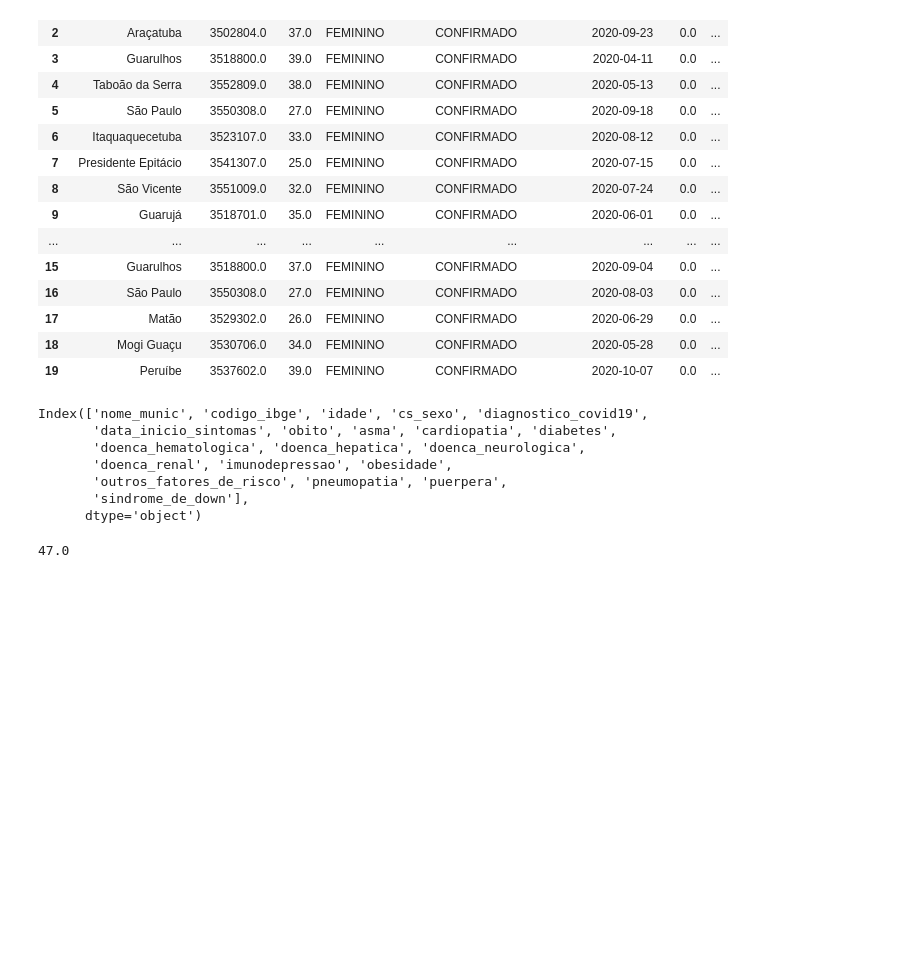
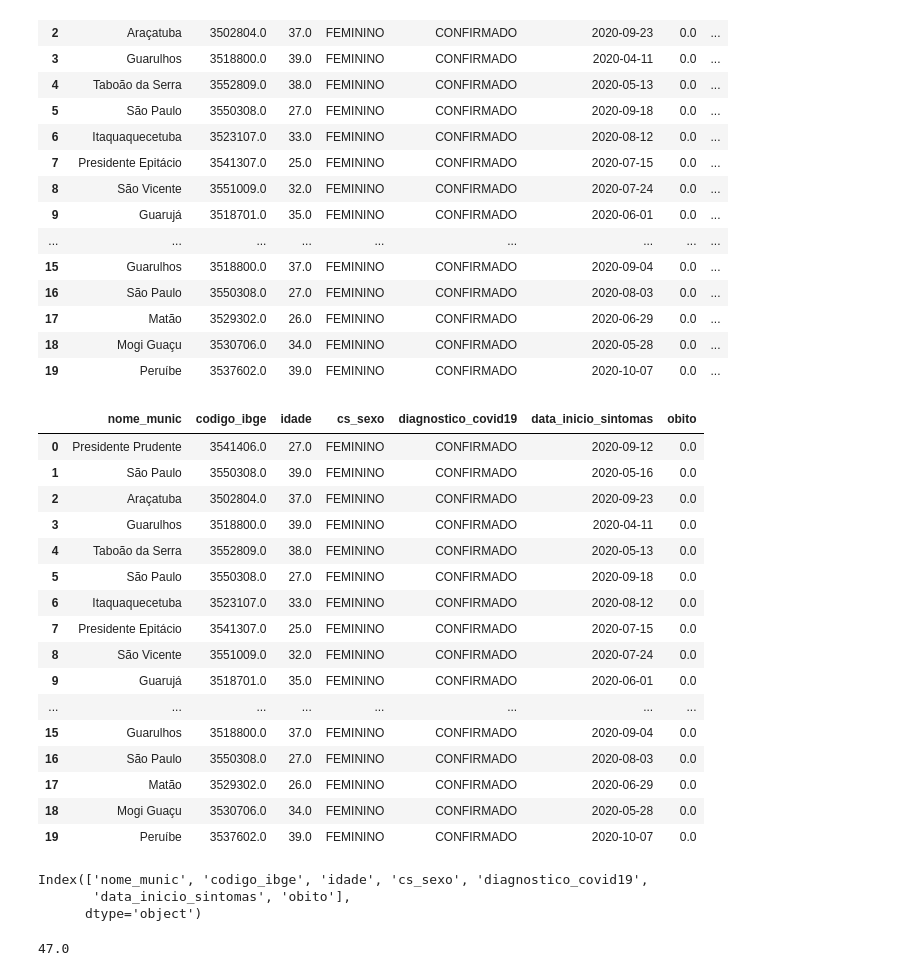
Before and after one commit to LarissaOlimpio/estatisticaPandas, a Jupyter notebook: csv_dados_covid.ipynb, the cells around one changed output. Cells and saved outputs as stored; diff of their text form; code cells hidden in the pictures; blank space fills up the shorter version.

```diff
--- a/csv_dados_covid.ipynb
+++ b/csv_dados_covid.ipynb
@@ -28,15 +30,46 @@ df.head(20)
 | 17 | Matão | 3529302.0 | 26.0 | FEMININO | CONFIRMADO | 2020-06-29 | 0.0 | ... |
 | 18 | Mogi Guaçu | 3530706.0 | 34.0 | FEMININO | CONFIRMADO | 2020-05-28 | 0.0 | ... |
 | 19 | Peruíbe | 3537602.0 | 39.0 | FEMININO | CONFIRMADO | 2020-10-07 | 0.0 | ... |
+# %%
+df = pd.read_csv('casos_obitos_doencas_preexistentes.csv', sep=';',encoding='cp1252')
+df.drop('asma', inplace=True, axis=1)
+df.drop('cardiopatia', inplace=True, axis=1)
+df.drop('diabetes', inplace=True, axis=1)
+df.drop('doenca_hematologica', inplace=True, axis=1)
+df.drop('doenca_hepatica', inplace=True, axis=1)
+df.drop('doenca_neurologica', inplace=True, axis=1)
+df.drop('doenca_renal', inplace=True, axis=1)
+df.drop('imunodepressao', inplace=True, axis=1)
+df.drop('obesidade', inplace=True, axis=1)
+df.drop('outros_fatores_de_risco', inplace=True, axis=1)
+df.drop('pneumopatia', inplace=True, axis=1)
+df.drop('puerpera', inplace=True, axis=1)
+df.drop('sindrome_de_down', inplace=True, axis=1)
+# %%
+df.head(20)
+# %% [output]
+|  | nome_munic | codigo_ibge | idade | cs_sexo | diagnostico_covid19 | data_inicio_sintomas | obito |
+| 0 | Presidente Prudente | 3541406.0 | 27.0 | FEMININO | CONFIRMADO | 2020-09-12 | 0.0 |
+| 1 | São Paulo | 3550308.0 | 39.0 | FEMININO | CONFIRMADO | 2020-05-16 | 0.0 |
+| 2 | Araçatuba | 3502804.0 | 37.0 | FEMININO | CONFIRMADO | 2020-09-23 | 0.0 |
+| 3 | Guarulhos | 3518800.0 | 39.0 | FEMININO | CONFIRMADO | 2020-04-11 | 0.0 |
+| 4 | Taboão da Serra | 3552809.0 | 38.0 | FEMININO | CONFIRMADO | 2020-05-13 | 0.0 |
+| 5 | São Paulo | 3550308.0 | 27.0 | FEMININO | CONFIRMADO | 2020-09-18 | 0.0 |
+| 6 | Itaquaquecetuba | 3523107.0 | 33.0 | FEMININO | CONFIRMADO | 2020-08-12 | 0.0 |
+| 7 | Presidente Epitácio | 3541307.0 | 25.0 | FEMININO | CONFIRMADO | 2020-07-15 | 0.0 |
+| 8 | São Vicente | 3551009.0 | 32.0 | FEMININO | CONFIRMADO | 2020-07-24 | 0.0 |
+| 9 | Guarujá | 3518701.0 | 35.0 | FEMININO | CONFIRMADO | 2020-06-01 | 0.0 |
+| ... | ... | ... | ... | ... | ... | ... | ... |
+| 15 | Guarulhos | 3518800.0 | 37.0 | FEMININO | CONFIRMADO | 2020-09-04 | 0.0 |
+| 16 | São Paulo | 3550308.0 | 27.0 | FEMININO | CONFIRMADO | 2020-08-03 | 0.0 |
+| 17 | Matão | 3529302.0 | 26.0 | FEMININO | CONFIRMADO | 2020-06-29 | 0.0 |
+| 18 | Mogi Guaçu | 3530706.0 | 34.0 | FEMININO | CONFIRMADO | 2020-05-28 | 0.0 |
+| 19 | Peruíbe | 3537602.0 | 39.0 | FEMININO | CONFIRMADO | 2020-10-07 | 0.0 |
 # %%
 df.columns
 # %% [output]
 Index(['nome_munic', 'codigo_ibge', 'idade', 'cs_sexo', 'diagnostico_covid19',
-       'data_inicio_sintomas', 'obito', 'asma', 'cardiopatia', 'diabetes',
-       'doenca_hematologica', 'doenca_hepatica', 'doenca_neurologica',
-       'doenca_renal', 'imunodepressao', 'obesidade',
-       'outros_fatores_de_risco', 'pneumopatia', 'puerpera',
-       'sindrome_de_down'],
+       'data_inicio_sintomas', 'obito'],
       dtype='object')
 # %%
 st.median(df.idade) #A Mediana
```
Also changed, not shown: parts of 2 cells of this notebook.
